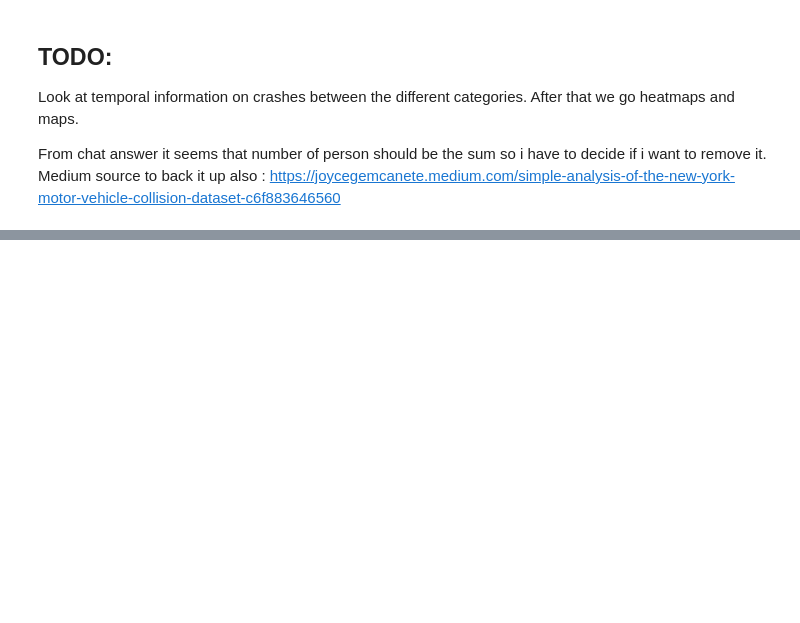
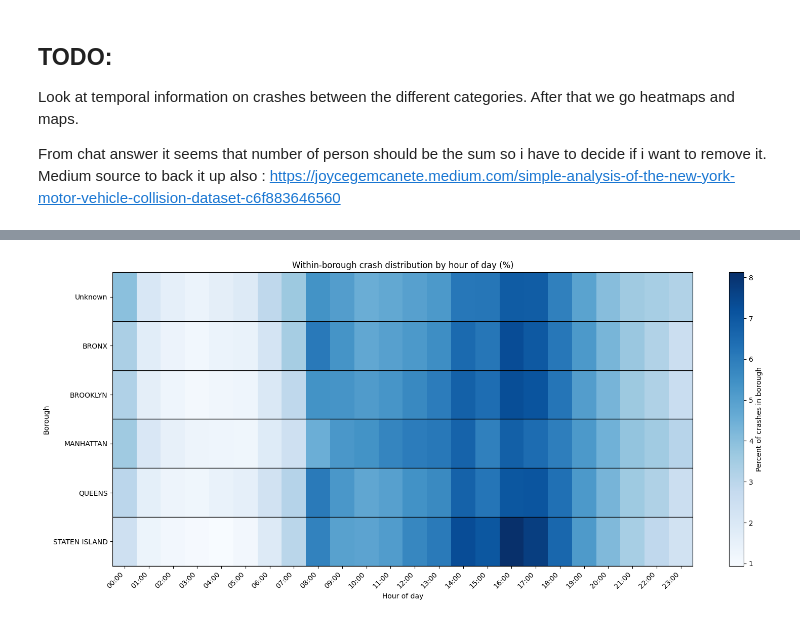
Before and after one commit to Melf-M/Final_project, a Jupyter notebook: cleanup.ipynb, the cells around one changed output, grey strips where cells are left out. Saved outputs shown, nothing was run; the diff lists cells and outputs as text; code cells hidden in the pictures; blank space fills up the shorter version.

```diff
--- a/cleanup.ipynb
+++ b/cleanup.ipynb
@@ -857,0 +1222,46 @@ From chat answer it seems that number of person should be the sum so i have to d
+# %%
+# Normalize each borough row to percentages
+
+df_clean["HOUR"] = df_clean["CRASH DATETIME"].dt.hour
+df_clean["HOUR"] = df_clean["HOUR"].astype(int)
+
+boro_order = ["Unknown","BRONX", "BROOKLYN", "MANHATTAN", "QUEENS", "STATEN ISLAND", ]
+existing_boros = [b for b in boro_order if b in df_clean["BOROUGH"].unique()]
+remaining_boros = [b for b in sorted(df_clean["BOROUGH"].unique()) if b not in existing_boros]
+boro_order = existing_boros + remaining_boros
+
+heatmap_data = (
+    df_clean.groupby(["BOROUGH", "HOUR"])
+    .size()
+    .unstack(fill_value=0)
+    .reindex(index=boro_order, columns=range(24), fill_value=0)
+)
+
+heatmap_pct = heatmap_data.div(heatmap_data.sum(axis=1), axis=0) * 100
+
+fig, ax = plt.subplots(figsize=(16, 7))
+
+im = ax.imshow(
+    heatmap_pct.values,
+    aspect="auto",
+    cmap="Blues",
+    origin="upper"
+)
+
+ax.set_xticks(range(24))
+ax.set_xticklabels([f"{h:02d}:00" for h in range(24)], rotation=45, ha="right")
+ax.set_yticks(range(len(heatmap_pct.index)))
+ax.set_yticklabels(heatmap_pct.index)
+
+ax.set_xlabel("Hour of day")
+ax.set_ylabel("Borough")
+ax.set_title("Within-borough crash distribution by hour of day (%)")
+for y in np.arange(0.5, len(heatmap_pct.index), 1):
+    ax.axhline(y=y, color="black", linewidth=1)
+cbar = fig.colorbar(im, ax=ax)
+cbar.set_label("Percent of crashes in borough")
+
+plt.tight_layout()
+plt.show()
+# %% [output]
+[figure, added]
```
Also changed, not shown: parts of 9 cells of this notebook.
